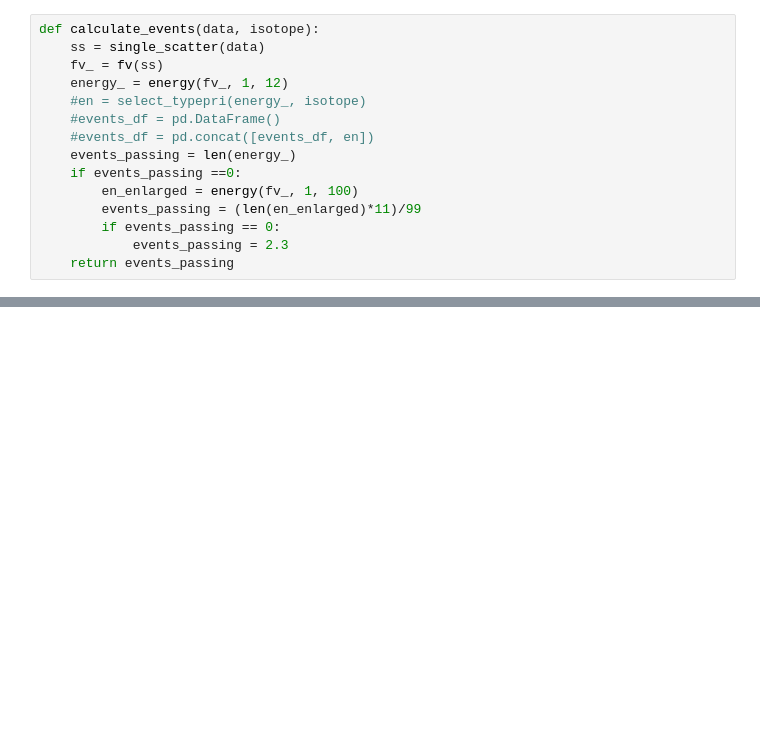
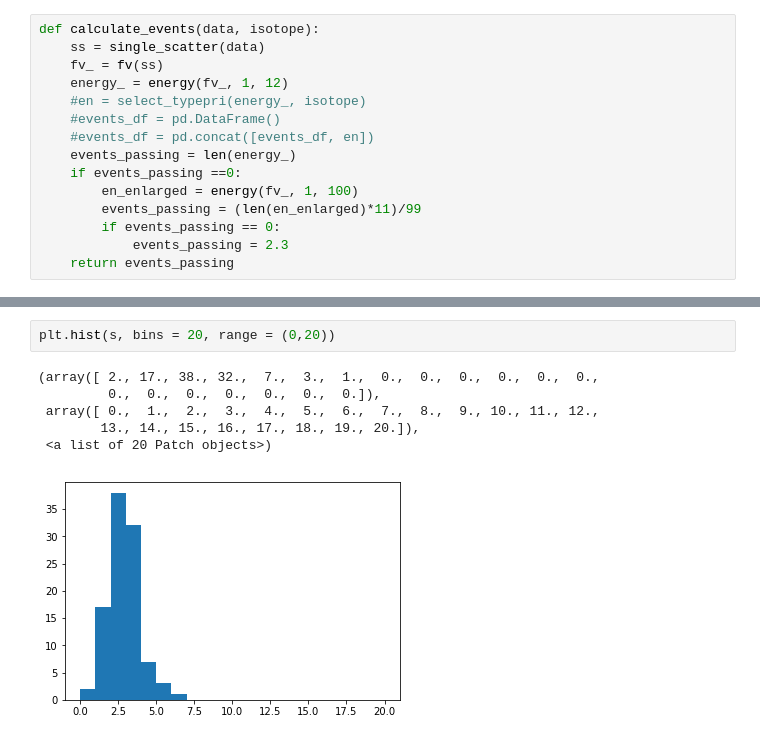
Before and after one commit to ariannarocchetti/MonteCarlo_ER, a Jupyter notebook: notebooks/events_per_component.ipynb, the cells around one changed output, grey strips where cells are left out. Saved outputs shown, nothing was run; the diff lists cells and outputs as text; blank space fills up the shorter version.

```diff
--- a/notebooks/events_per_component.ipynb
+++ b/notebooks/events_per_component.ipynb
@@ -269,0 +467,9 @@ print(N)
+# %%
+plt.hist(s, bins = 20, range = (0,20))
+# %% [output]
+(array([ 2., 17., 38., 32.,  7.,  3.,  1.,  0.,  0.,  0.,  0.,  0.,  0.,
+         0.,  0.,  0.,  0.,  0.,  0.,  0.]),
+ array([ 0.,  1.,  2.,  3.,  4.,  5.,  6.,  7.,  8.,  9., 10., 11., 12.,
+        13., 14., 15., 16., 17., 18., 19., 20.]),
+ <a list of 20 Patch objects>)
+[figure, added]
```
Also changed, not shown: parts of 19 cells of this notebook, 3 other files.
